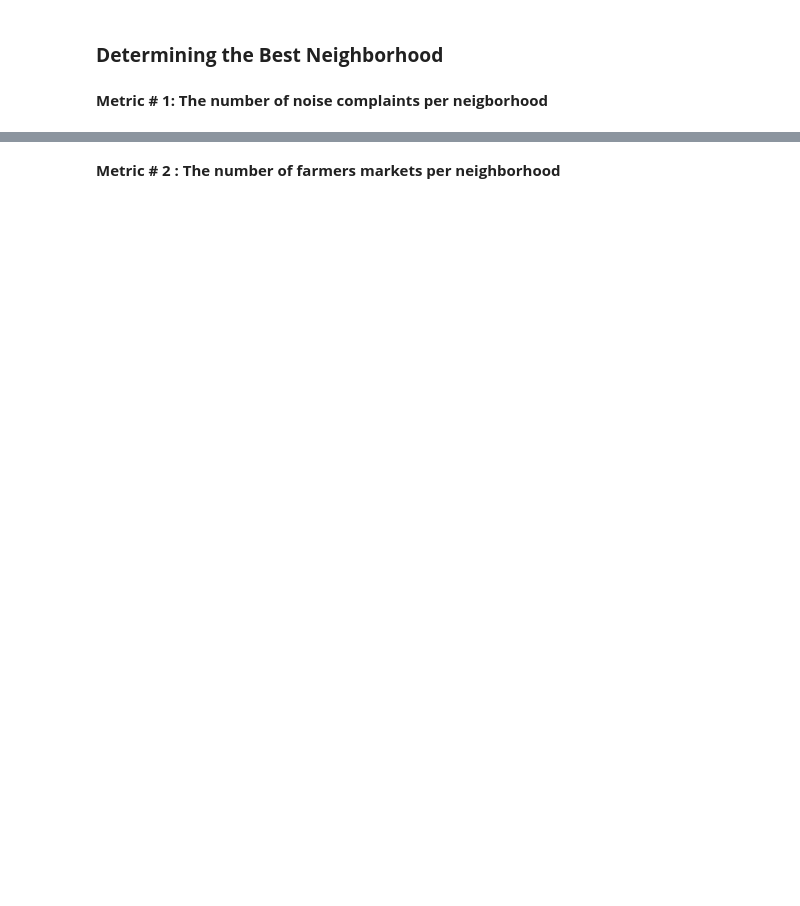
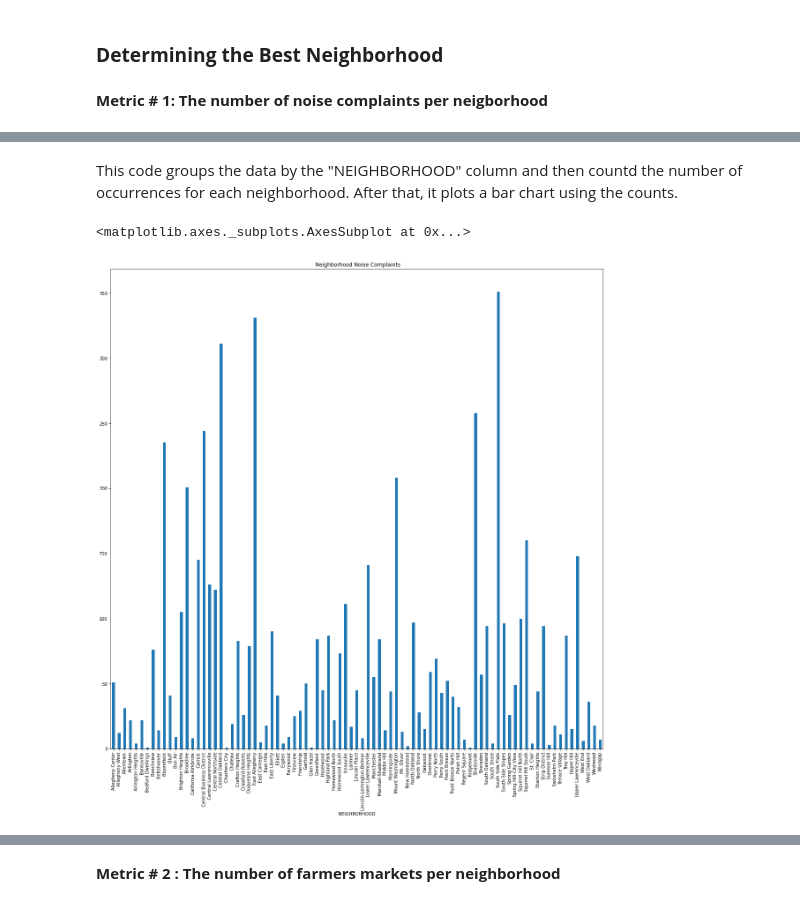
Before and after one commit to Margaret-O/Tres-Amigas-Final-Project, a Jupyter notebook: Final Report.ipynb, the cells around one changed output, grey strips where cells are left out. Drawn from its saved outputs; the diff is of its cells as text; code cells hidden in the pictures; blank space fills up the shorter version.

```diff
--- a/Final Report.ipynb
+++ b/Final Report.ipynb
@@ -31,0 +37,2 @@ We compared these submetrics across all the neighborhoods in Pittsburgh to deter
+# %%
+data = pd.read_csv('https://tools.wprdc.org/downstream/76fda9d0-69be-4dd5-8108-0de7907fc5a4')
@@ -31,0 +94,3 @@ We compared these submetrics across all the neighborhoods in Pittsburgh to deter
+# %%
+noise_data = data[data['REQUEST_TYPE'].str.contains('Excessive Noise/Disturbance', case=False, na=False)]
+print (noise_data)
@@ -31,0 +151,8 @@ We compared these submetrics across all the neighborhoods in Pittsburgh to deter
+# %% [markdown]
+This code groups the data by the "NEIGHBORHOOD" column and then countd the number of occurrences for each neighborhood. After that, it plots a bar chart using the counts.
+# %%
+realData= noise_data.groupby("NEIGHBORHOOD").count()
+realData["REQUEST_ID"].plot.bar(figsize=(20,20), title=" Neighborhood Noise Complaints")
+# %% [output]
+<matplotlib.axes._subplots.AxesSubplot at 0x...>
+[figure, added]
```
Also changed, not shown: parts of 45 cells of this notebook, 4 other files.
